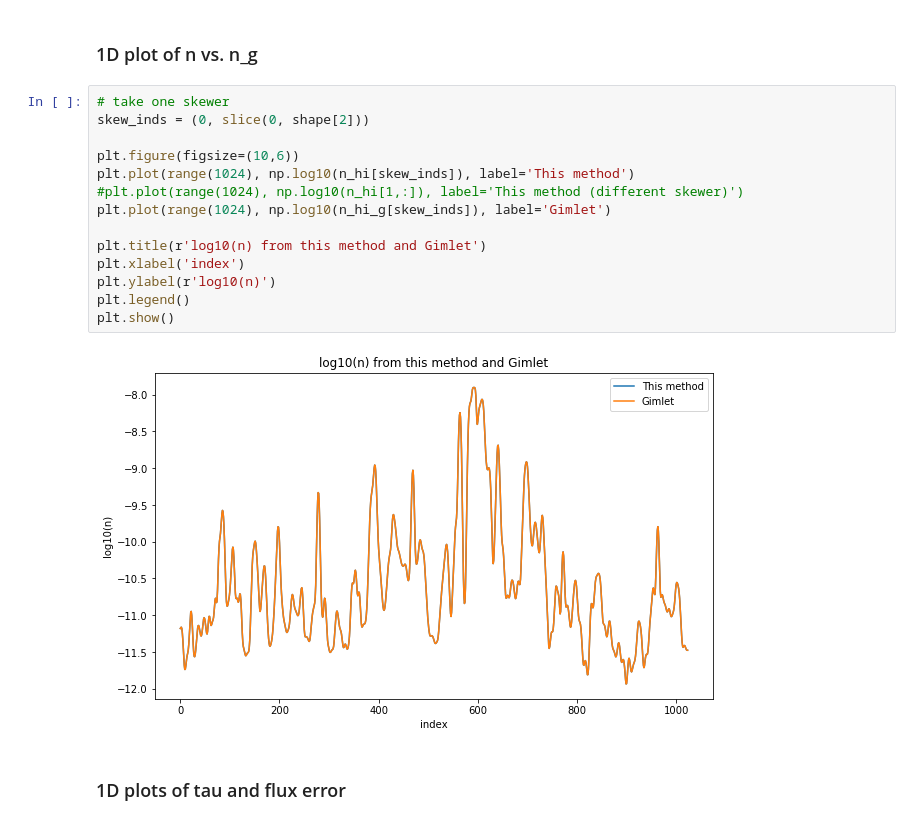
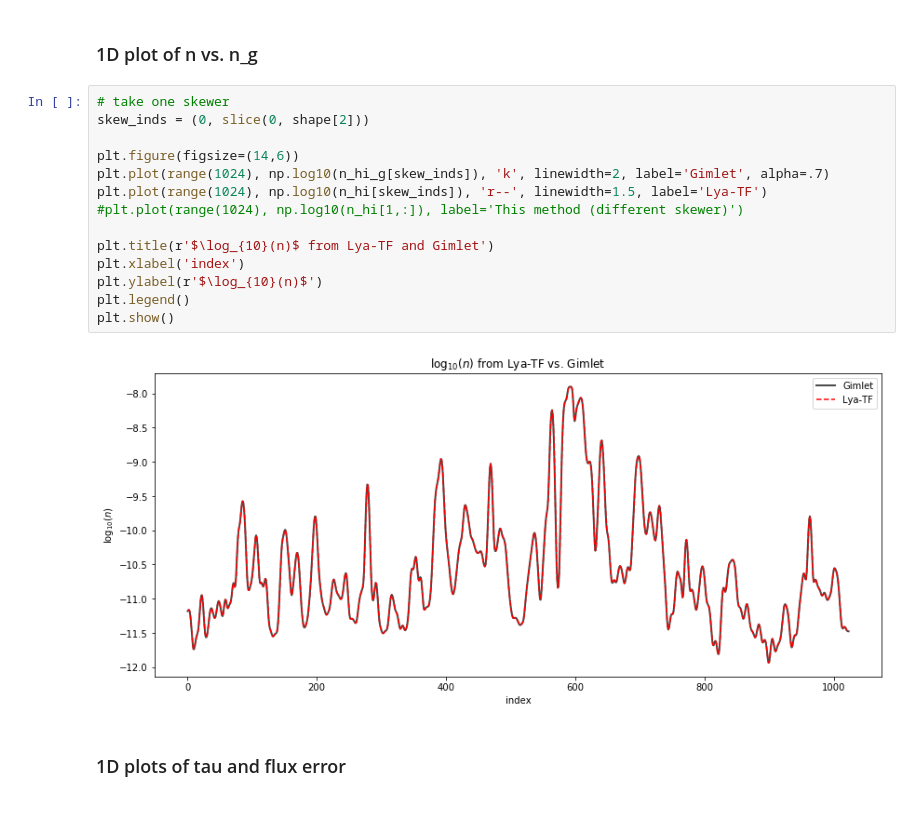
Before and after one commit to Jupiter1994/lya-tf, a Jupyter notebook: lya_fields/plot_fields.ipynb, the cells around one changed output. Saved outputs shown, nothing was run; the diff lists cells and outputs as text.

Commit message:
made plots

```diff
--- a/lya_fields/plot_fields.ipynb
+++ b/lya_fields/plot_fields.ipynb
@@ -144,19 +144,19 @@ plt.show()
 # %%
 # take one skewer
 skew_inds = (0, slice(0, shape[2]))
 
-plt.figure(figsize=(10,6))
-plt.plot(range(1024), np.log10(n_hi[skew_inds]), label='This method')
+plt.figure(figsize=(14,6))
+plt.plot(range(1024), np.log10(n_hi_g[skew_inds]), 'k', linewidth=2, label='Gimlet', alpha=.7)
+plt.plot(range(1024), np.log10(n_hi[skew_inds]), 'r--', linewidth=1.5, label='Lya-TF')
 #plt.plot(range(1024), np.log10(n_hi[1,:]), label='This method (different skewer)')
-plt.plot(range(1024), np.log10(n_hi_g[skew_inds]), label='Gimlet')
 
-plt.title(r'log10(n) from this method and Gimlet')
+plt.title(r'$\log_{10}(n)$ from Lya-TF and Gimlet')
 plt.xlabel('index')
-plt.ylabel(r'log10(n)')
+plt.ylabel(r'$\log_{10}(n)$')
 plt.legend()
 plt.show()
 # %% [output]
-[figure, old version]
+[figure, new version]
 # %% [markdown]
 ### 1D plots of tau and flux error
 # %%
```
Also changed, not shown: parts of 1 cell of this notebook, 1 other file.
